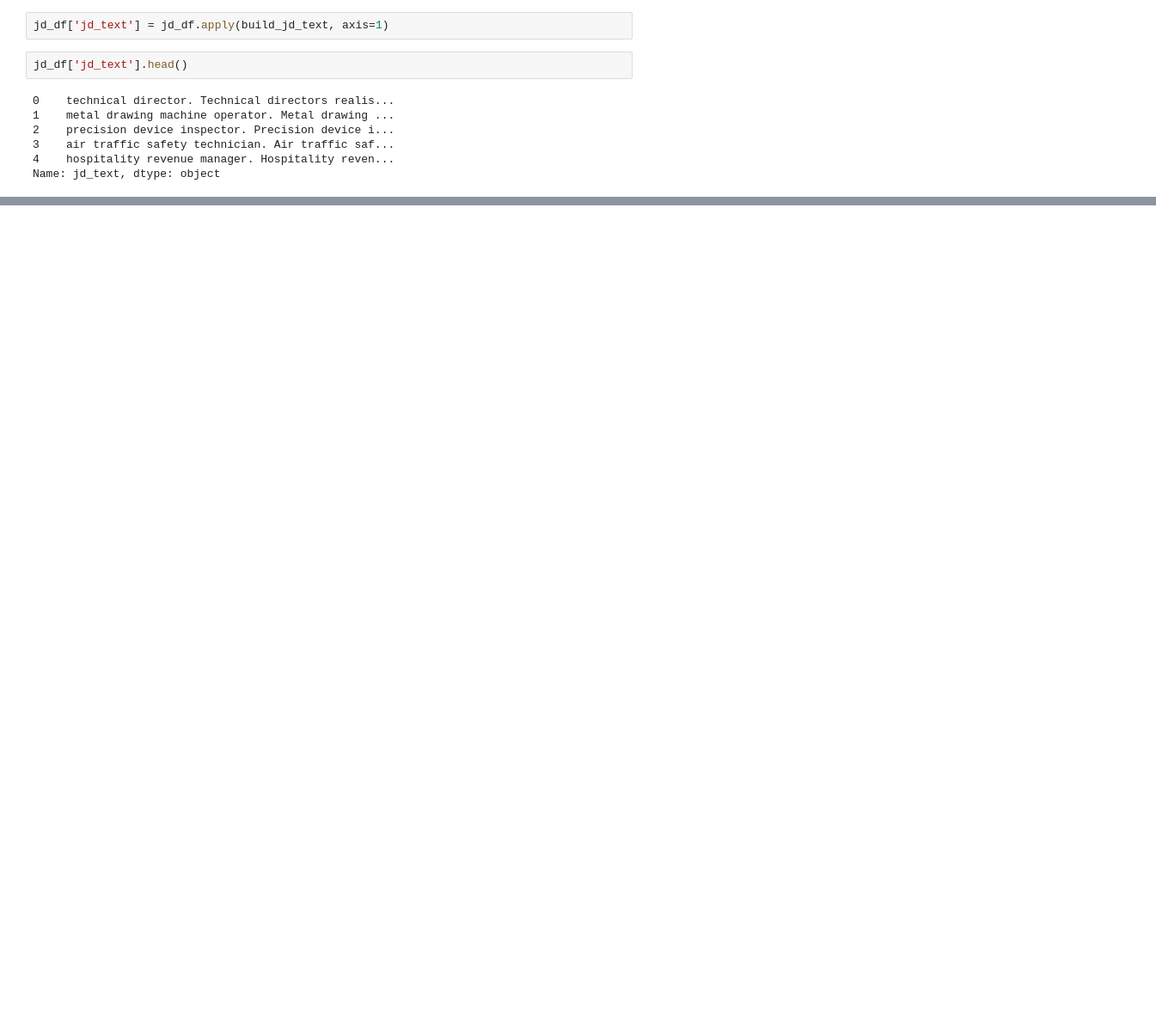
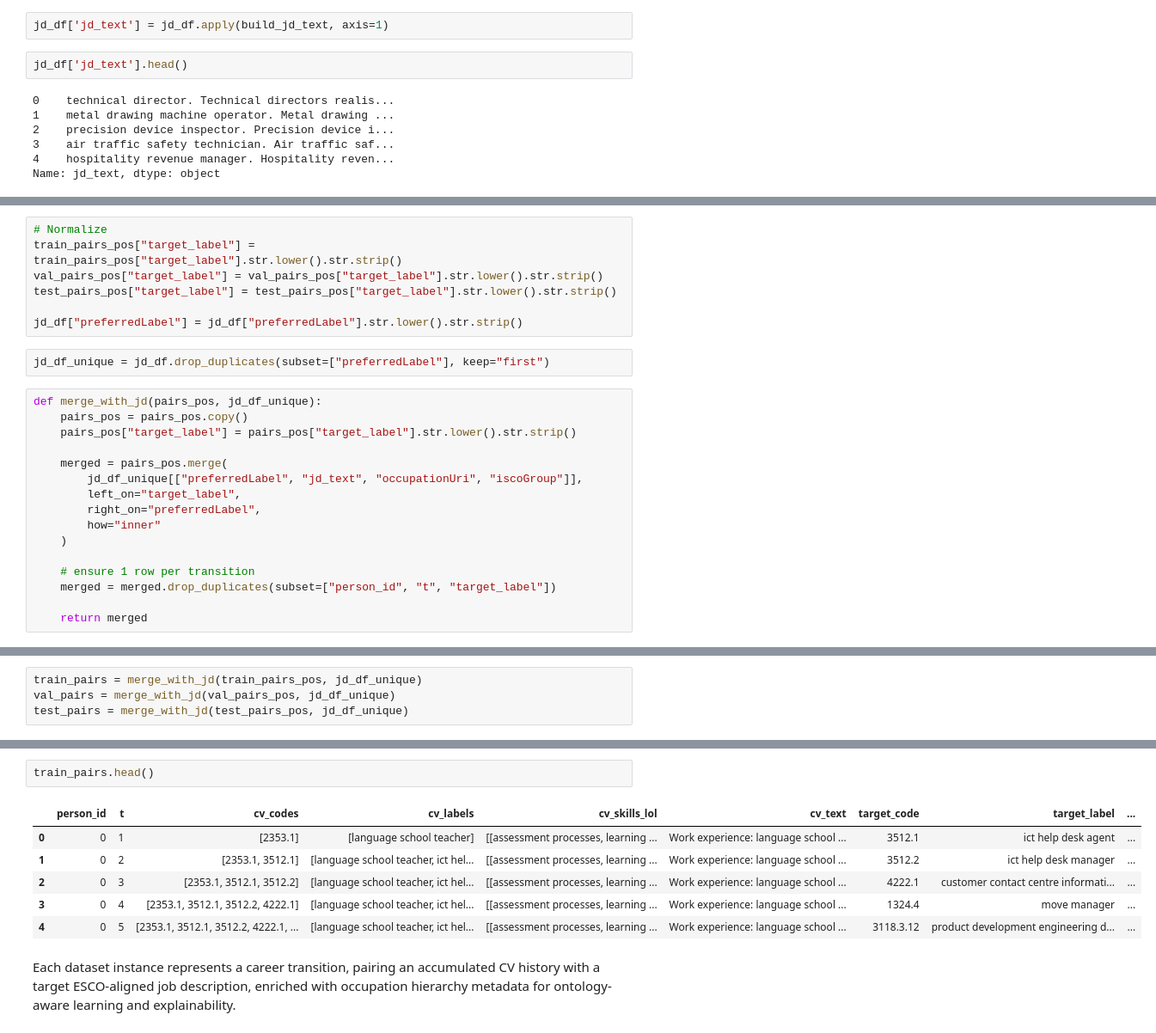
Before and after one commit to 20240693/Thesis-Career-Transitions, a Jupyter notebook: Notebooks/00_build_dataset_jobhop_esco.ipynb, the cells around one changed output, grey strips where cells are left out. Shown at 86% size. Cells and saved outputs as stored; diff of their text form; blank space fills up the shorter version.

```diff
--- a/Notebooks/00_build_dataset_jobhop_esco.ipynb
+++ b/Notebooks/00_build_dataset_jobhop_esco.ipynb
@@ -402,0 +1057,25 @@ os.getcwd()
+# %%
+# Normalize
+train_pairs_pos["target_label"] = train_pairs_pos["target_label"].str.lower().str.strip()
+val_pairs_pos["target_label"] = val_pairs_pos["target_label"].str.lower().str.strip()
+test_pairs_pos["target_label"] = test_pairs_pos["target_label"].str.lower().str.strip()
+
+jd_df["preferredLabel"] = jd_df["preferredLabel"].str.lower().str.strip()
+# %%
+jd_df_unique = jd_df.drop_duplicates(subset=["preferredLabel"], keep="first")
+# %%
+def merge_with_jd(pairs_pos, jd_df_unique):
+    pairs_pos = pairs_pos.copy()
+    pairs_pos["target_label"] = pairs_pos["target_label"].str.lower().str.strip()
+
+    merged = pairs_pos.merge(
+        jd_df_unique[["preferredLabel", "jd_text", "occupationUri", "iscoGroup"]],
+        left_on="target_label",
+        right_on="preferredLabel",
+        how="inner"
+    )
+
+    # ensure 1 row per transition
+    merged = merged.drop_duplicates(subset=["person_id", "t", "target_label"])
+
+    return merged
@@ -402,0 +1084,4 @@ os.getcwd()
+# %%
+train_pairs = merge_with_jd(train_pairs_pos, jd_df_unique)
+val_pairs = merge_with_jd(val_pairs_pos, jd_df_unique)
+test_pairs = merge_with_jd(test_pairs_pos, jd_df_unique)
@@ -402,0 +1105,11 @@ os.getcwd()
+# %%
+train_pairs.head()
+# %% [output]
+|  | person_id | t | cv_codes | cv_labels | cv_skills_lol | cv_text | target_code | target_label | ... |
+| 0 | 0 | 1 | [2353.1] | [language school teacher] | [[assessment processes, learning ... | Work experience: language school ... | 3512.1 | ict help desk agent | ... |
+| 1 | 0 | 2 | [2353.1, 3512.1] | [language school teacher, ict hel... | [[assessment processes, learning ... | Work experience: language school ... | 3512.2 | ict help desk manager | ... |
+| 2 | 0 | 3 | [2353.1, 3512.1, 3512.2] | [language school teacher, ict hel... | [[assessment processes, learning ... | Work experience: language school ... | 4222.1 | customer contact centre informati... | ... |
+| 3 | 0 | 4 | [2353.1, 3512.1, 3512.2, 4222.1] | [language school teacher, ict hel... | [[assessment processes, learning ... | Work experience: language school ... | 1324.4 | move manager | ... |
+| 4 | 0 | 5 | [2353.1, 3512.1, 3512.2, 4222.1, ... | [language school teacher, ict hel... | [[assessment processes, learning ... | Work experience: language school ... | 3118.3.12 | product development engineering d... | ... |
+# %% [markdown]
+Each dataset instance represents a career transition, pairing an accumulated CV history with a target ESCO-aligned job description, enriched with occupation hierarchy metadata for ontology-aware learning and explainability.
```
Also changed, not shown: parts of 102 cells of this notebook.
